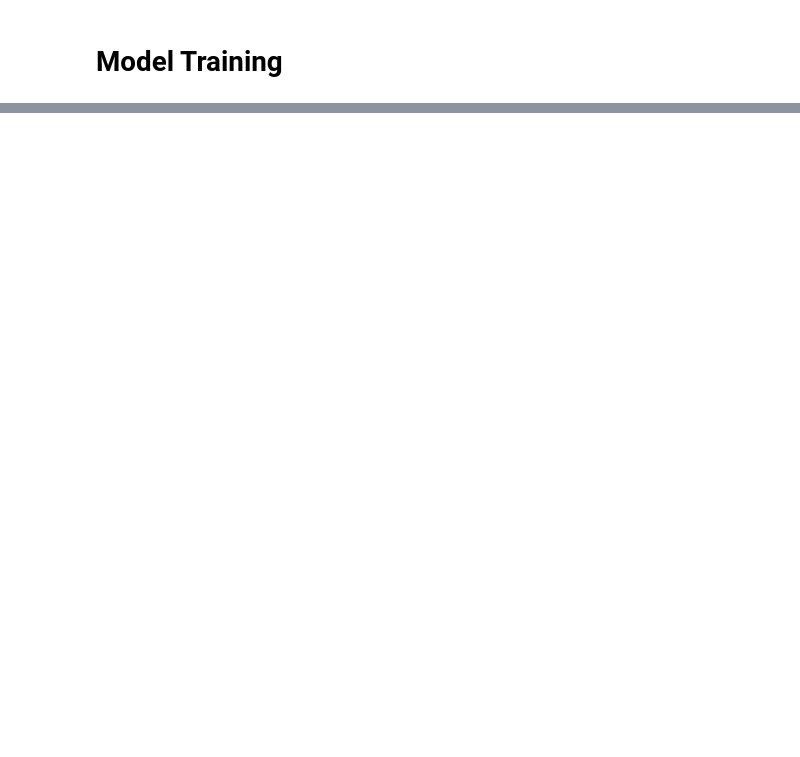
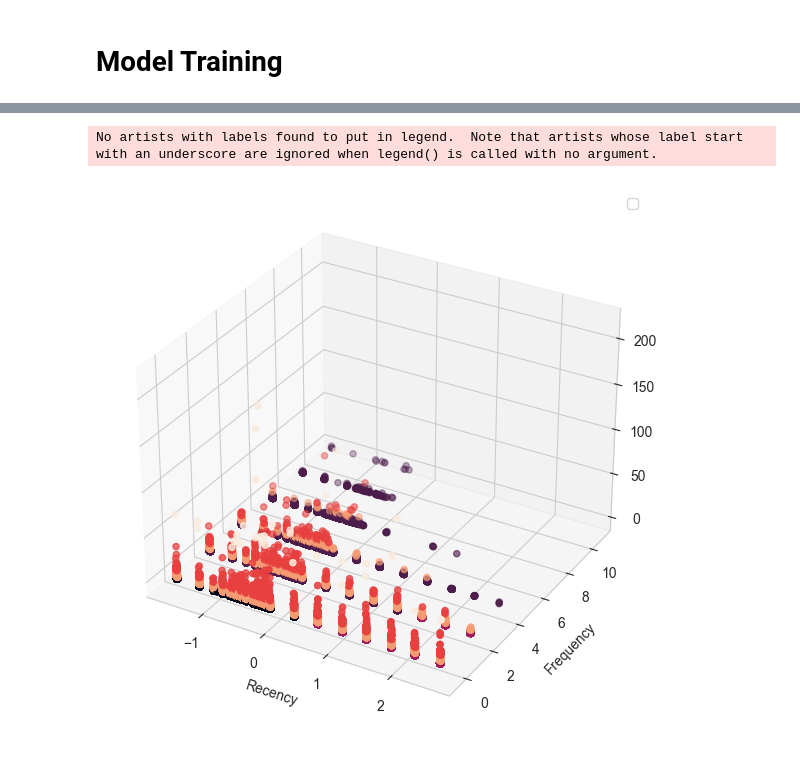
Before and after one commit to vishwasg217/Customer-Segmentation, a Jupyter notebook: notebook/model.ipynb, the cells around one changed output, grey strips where cells are left out. Saved outputs shown, nothing was run; the diff lists cells and outputs as text; code cells hidden in the pictures; blank space fills up the shorter version.

```diff
--- a/notebook/model.ipynb
+++ b/notebook/model.ipynb
@@ -77,2 +18,0 @@ df.head()
-# %%
-df.drop(columns=['TransactionDate', 'CustomerDOB'], inplace=True)
@@ -295,0 +178,27 @@ plt.show()
+# %%
+## KMeans Clustering
+from sklearn.cluster import MiniBatchKMeans, KMeans
+from sklearn.metrics import silhouette_score
+
+clusters = 10
+inertia = []
+sil_score = []
+km = []
+
+for k in range(2, clusters):
+    kmeans = KMeans(n_clusters=k, init="k-means++")
+    km.append(kmeans)
+    kmeans.fit(rfm_scaled)
+    inertia.append(kmeans.inertia_)
+    sil = silhouette_score(rfm_scaled, kmeans.labels_, sample_size=50000)
+    sil_score.append(sil)
+
+plt.grid()
+plt.plot(range(2, clusters), inertia)
+plt.xlabel('Number of clusters')
+plt.ylabel('Inertia')
+plt.show()
+plt.plot(range(2, clusters), sil_score)
+plt.xlabel('Number of clusters')
+plt.ylabel('score')
+plt.show()
@@ -295,0 +208,4 @@ plt.show()
+# %%
+kmeans = KMeans(n_clusters=6, init="k-means++")
+kmeans.fit(rfm_scaled)
+silhouette_score(rfm_scaled, kmeans.labels_, sample_size=50000)
@@ -295,0 +218,4 @@ plt.show()
+# %%
+rfm_scaled = pd.DataFrame(rfm_scaled, columns=['R', 'F', 'M'])
+rfm_scaled['labels'] = kmeans.labels_
+rfm_scaled
@@ -295,0 +236,11 @@ plt.show()
+# %%
+fig = plt.figure(figsize=(10, 7))
+ax = plt.axes(projection="3d")
+ax.scatter3D(rfm_scaled['R'], rfm_scaled['F'], rfm_scaled['M'], c=rfm_scaled['labels'])
+plt.xlabel('Recency')
+plt.ylabel('Frequency')
+plt.legend()
+plt.show()
+# %% [output]
+No artists with labels found to put in legend.  Note that artists whose label start with an underscore are ignored when legend() is called with no argument.
+[figure, added]
```
Also changed, not shown: parts of 44 cells of this notebook, 5 other files.
